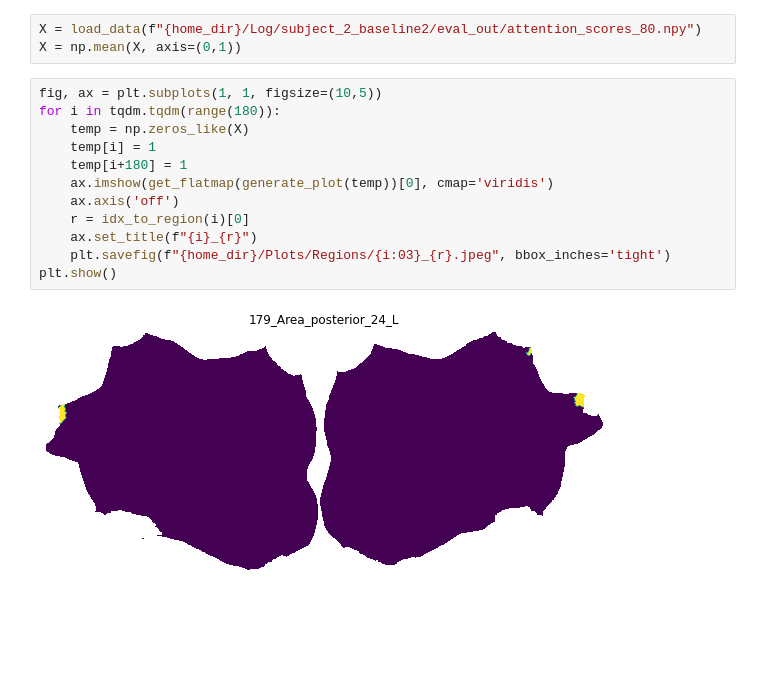
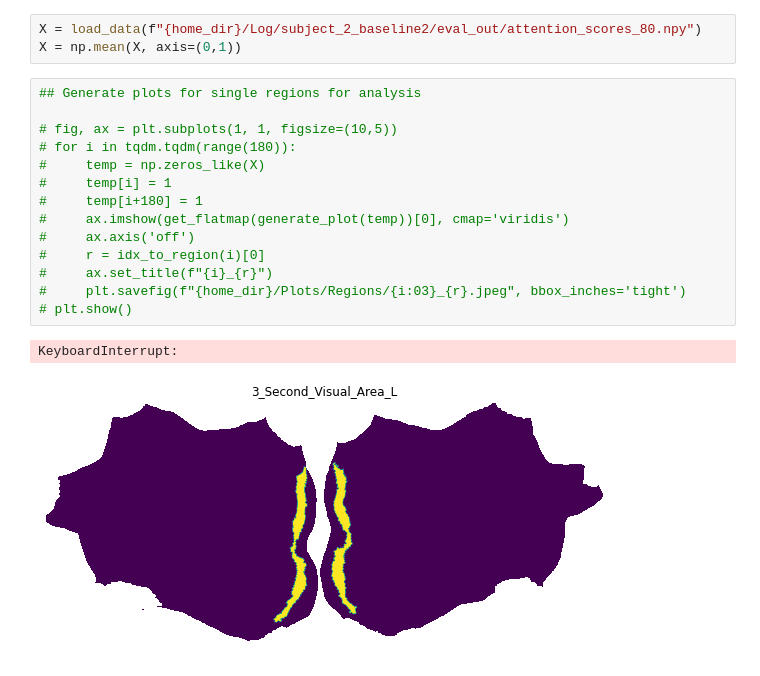
Before and after one commit to seang123/Masters-Thesis2, a Jupyter notebook: notebooks/attn_maps.ipynb, the cells around one changed output. Drawn from its saved outputs; the diff is of its cells as text; blank space fills up the shorter version.

```diff
--- a/notebooks/attn_maps.ipynb
+++ b/notebooks/attn_maps.ipynb
@@ -595,19 +686,22 @@ min 183 Second_Visual_Area_R
 X = load_data(f"{home_dir}/Log/subject_2_baseline2/eval_out/attention_scores_80.npy")
 X = np.mean(X, axis=(0,1))
 # %%
-fig, ax = plt.subplots(1, 1, figsize=(10,5))
-for i in tqdm.tqdm(range(180)):
-    temp = np.zeros_like(X)
-    temp[i] = 1
-    temp[i+180] = 1
-    ax.imshow(get_flatmap(generate_plot(temp))[0], cmap='viridis')
-    ax.axis('off')
-    r = idx_to_region(i)[0]
-    ax.set_title(f"{i}_{r}")
-    plt.savefig(f"{home_dir}/Plots/Regions/{i:03}_{r}.jpeg", bbox_inches='tight')
-plt.show()
+## Generate plots for single regions for analysis
+
+# fig, ax = plt.subplots(1, 1, figsize=(10,5))
+# for i in tqdm.tqdm(range(180)):
+#     temp = np.zeros_like(X)
+#     temp[i] = 1
+#     temp[i+180] = 1
+#     ax.imshow(get_flatmap(generate_plot(temp))[0], cmap='viridis')
+#     ax.axis('off')
+#     r = idx_to_region(i)[0]
+#     ax.set_title(f"{i}_{r}")
+#     plt.savefig(f"{home_dir}/Plots/Regions/{i:03}_{r}.jpeg", bbox_inches='tight')
+# plt.show()
 # %% [output]
+KeyboardInterrupt:
-[figure, old version]
+[figure, new version]
 # %%
 
 # Dorsal_Transitional_Visual_Area_R - 321
```
Also changed, not shown: parts of 32 cells of this notebook, 14 other files.
